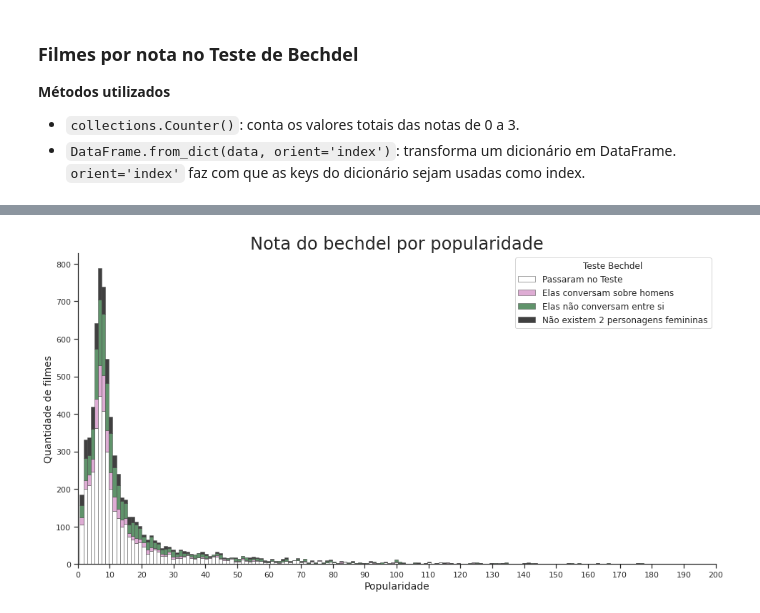
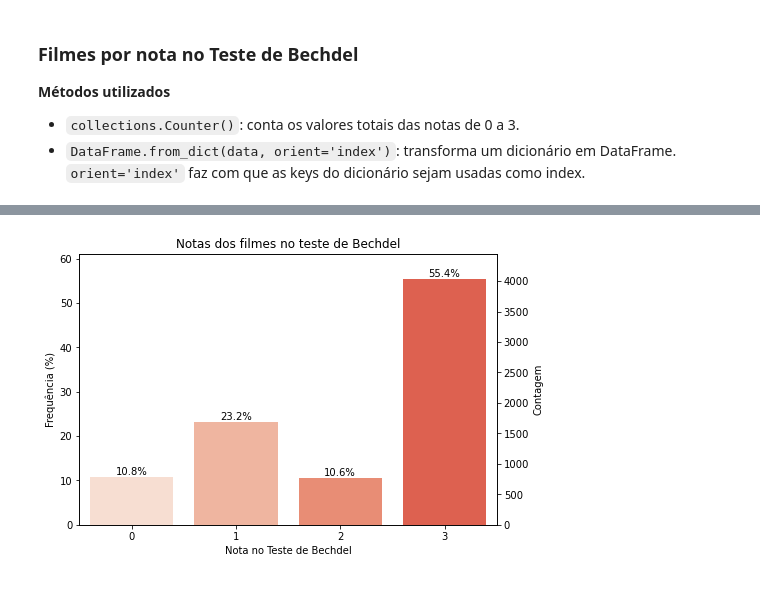
Before and after one commit to vinifm/puc_bechdel, a Jupyter notebook: main.ipynb, the cells around one changed output, grey strips where cells are left out. Drawn from its saved outputs; the diff is of its cells as text; code cells hidden in the pictures.

```diff
--- a/main.ipynb
+++ b/main.ipynb
@@ -133,6 +23,0 @@ for index, movie in data.iterrows():
-# %%
-for index, movie in data.iterrows():
-    date = datetime.strptime(movie['release_date'], '%Y-%m-%d')
-    reformatted_date = date.strftime('%d/%m/%Y')
-
-    data.at[index, 'release_date'] = reformatted_date
@@ -152,13 +23,0 @@ for index, movie in data.iterrows():
-# %%
-data['crew_gender'] = pd.NA
-
-
-for index, movie in data.iterrows():
-    crew = eval(movie['crew'])
-    gender_list = []
-
-    for crew_member in crew:
-        gender = crew_member['gender']
-        gender_list.append(gender)
-
-    data.at[index, 'crew_gender'] = gender_list
@@ -1804,16 +31,32 @@ data_clean.groupby('vote_average')['bt_score'].mean().plot(title="Bechdel Test s
-# %%
-sns.set_theme(style="ticks")
-f, ax = plt.subplots(figsize=(16, 8))
-sns.despine(f)
-sns.histplot(data, x="popularity", hue="bt_score", multiple="stack", palette="cubehelix", edgecolor=".3", linewidth=.5)
-plt.legend(labels = ["Passaram no Teste", "Elas conversam sobre homens", "Elas não conversam entre si", "Não existem 2 personagens femininas"],
-           title = "Teste Bechdel", fontsize = '12', title_fontsize = "12")
-ax.set_xlabel("Popularidade", size = 14)
-ax.set_ylabel("Quantidade de filmes", size = 14)
-ax.set_title("Nota do bechdel por popularidade", size = 24)
-ax.xaxis.set_major_formatter(mpl.ticker.ScalarFormatter())
-ax.set_xticks([0, 10, 20, 30, 40, 50, 60, 70, 80, 90, 100, 110, 120, 130, 140, 150, 160, 170 , 180, 190, 200])
-ax.set_xlim(0, 200)
-plt.show()
-# %% [output]
-[figure, removed]
+# %%
+# TOTAL DE FILMES POR NOTA
+# score_plot = sns.barplot(x='score', y='total', data=score_df)
+fig, ax1 = plt.subplots(figsize=(7, 4.5), constrained_layout=True)
+
+score_plot = sns.barplot(x='index', y='bt_score', data=data.bt_score.value_counts().reset_index(), ax=ax1)
+# score_plot.bar_label(score_plot.containers[0])
+score_plot.set(title='Notas dos filmes no teste de Bechdel')
+
+xticks_location = [p.get_x() + p.get_width()/2 for p in ax1.patches]
+score_plot.set_xticks(xticks_location, np.arange(data['bt_score'].min(), data['bt_score'].max()+1, 1))
+
+ax2 = ax1.twinx()
+ax1.yaxis.tick_right()
+ax2.yaxis.tick_left()
+ax1.yaxis.set_label_position('right')
+ax2.yaxis.set_label_position('left')
+ax1.set_ylabel('Contagem')
+ax2.set_ylabel('Frequência (%)')
+ax1.set_ylim(ax1.get_ylim()[0], 1.05*ax1.get_ylim()[1])
+ax2.set_ylim(0, 100*(ax1.get_ylim()[1]/data['bt_score'].count()))
+
+for p in ax1.patches:
+    x = p.get_bbox().get_points()[:,0]
+    y = p.get_bbox().get_points()[1,1]
+    ax1.annotate('{:.1f}%'.format(100.*y/len(data)), (x.mean(), y+0.5), ha='center', va='bottom', fontsize=10)
+    # ax1.annotate(int(y), (x.mean(), y+0.5), ha='center', va='bottom', fontsize=10)
+
+score_plot.set(xlabel='Nota no Teste de Bechdel')
+plt.show()
+# %% [output]
+[figure, added]
```
Also changed, not shown: parts of 206 cells of this notebook.
